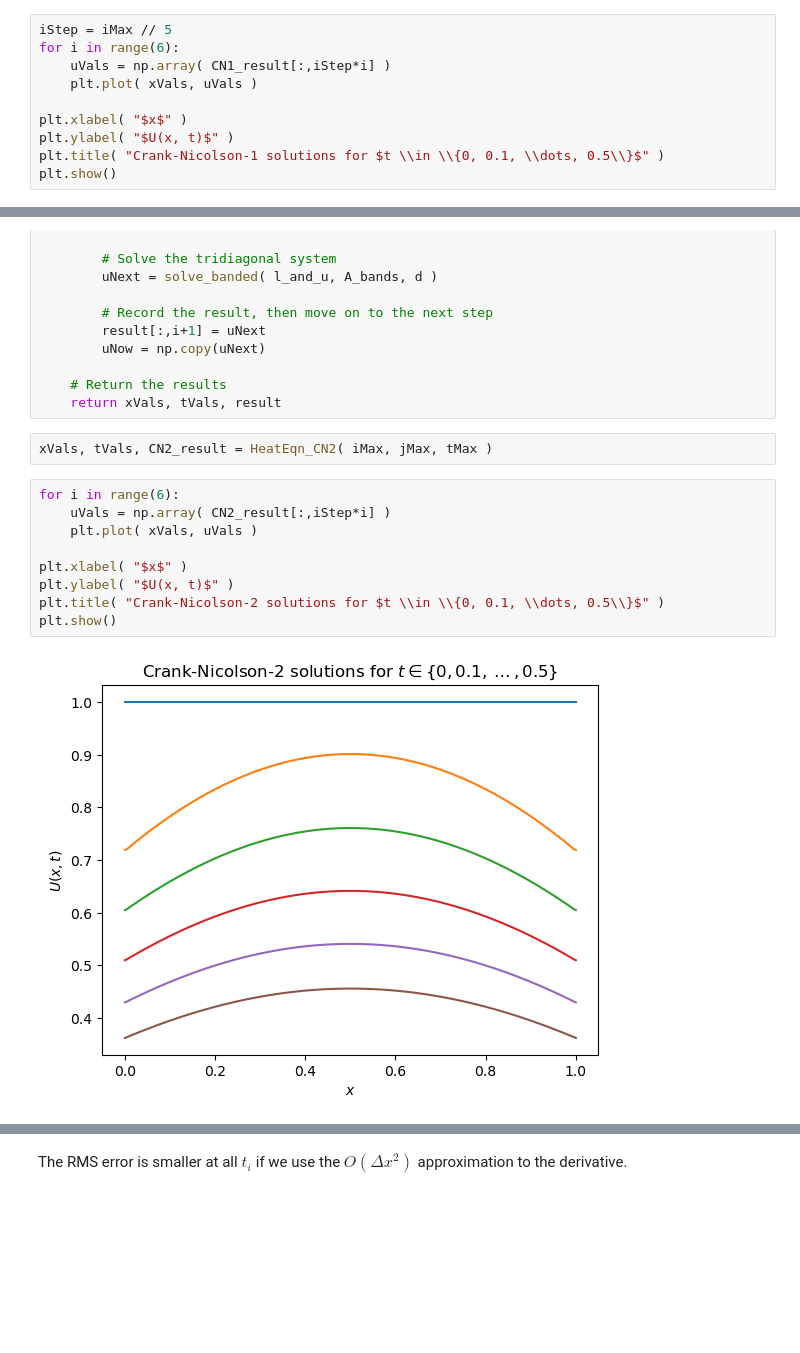
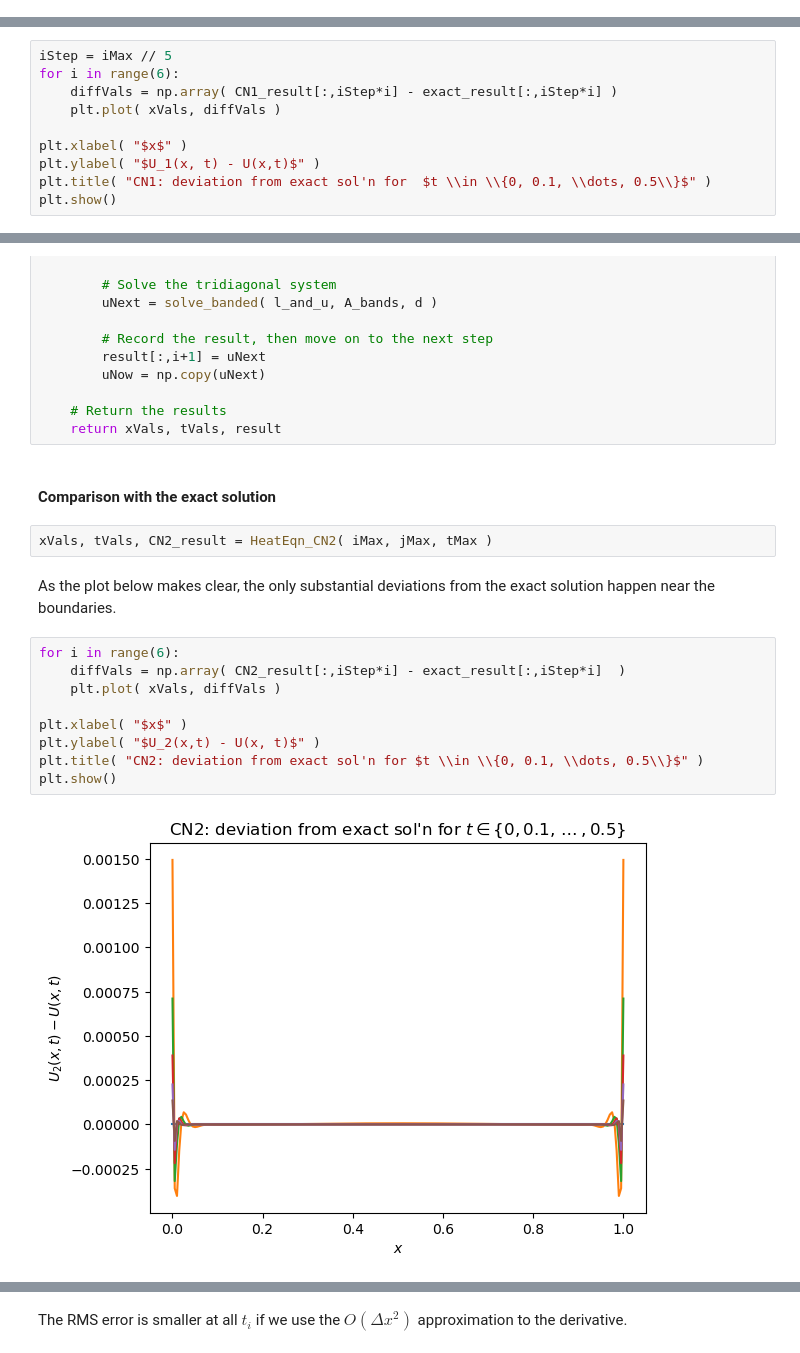
Before and after one commit to VenetianRed/MATH60082-python, a Jupyter notebook: examples/BoundaryConditions.ipynb, the cells around one changed output, grey strips where cells are left out. Saved outputs shown, nothing was run; the diff lists cells and outputs as text; blank space fills up the shorter version.

```diff
--- a/examples/BoundaryConditions.ipynb
+++ b/examples/BoundaryConditions.ipynb
@@ -303,13 +303,3 @@ tMax = 0.5
 iMax = 200
 jMax = 200
 xVals, tVals, CN1_result = HeatEqn_CN1( iMax, jMax, tMax )
-# %%
-iStep = iMax // 5
-for i in range(6):
-    uVals = np.array( CN1_result[:,iStep*i] )
-    plt.plot( xVals, uVals )
-
-plt.xlabel( "$x$" )
-plt.ylabel( "$U(x, t)$" )
-plt.title( "Crank-Nicolson-1 solutions for $t \\in \\{0, 0.1, \\dots, 0.5\\}$" )
-plt.show()
@@ -322,0 +315,10 @@ for i in range(iMax+1):
+# %%
+iStep = iMax // 5
+for i in range(6):
+    diffVals = np.array( CN1_result[:,iStep*i] - exact_result[:,iStep*i] )
+    plt.plot( xVals, diffVals )
+
+plt.xlabel( "$x$" )
+plt.ylabel( "$U_1(x, t) - U(x,t)$" )
+plt.title( "CN1: deviation from exact sol'n for  $t \\in \\{0, 0.1, \\dots, 0.5\\}$" )
+plt.show()
@@ -461,16 +465,20 @@ def HeatEqn_CN2( iMax, jMax, tMax ):
 
     # Return the results
     return xVals, tVals, result
+# %% [markdown]
+#### Comparison with the exact solution
 # %%
 xVals, tVals, CN2_result = HeatEqn_CN2( iMax, jMax, tMax )
+# %% [markdown]
+As the plot below makes clear, the only substantial deviations from the exact solution happen near the boundaries.
 # %%
 for i in range(6):
-    uVals = np.array( CN2_result[:,iStep*i] )
-    plt.plot( xVals, uVals )
+    diffVals = np.array( CN2_result[:,iStep*i] - exact_result[:,iStep*i]  )
+    plt.plot( xVals, diffVals )
 
 plt.xlabel( "$x$" )
-plt.ylabel( "$U(x, t)$" )
-plt.title( "Crank-Nicolson-2 solutions for $t \\in \\{0, 0.1, \\dots, 0.5\\}$" )
+plt.ylabel( "$U_2(x,t) - U(x, t)$" )
+plt.title( "CN2: deviation from exact sol'n for $t \\in \\{0, 0.1, \\dots, 0.5\\}$" )
 plt.show()
 # %% [output]
-[figure, old version]
+[figure, new version]
```
Also changed, not shown: parts of 30 cells of this notebook.
